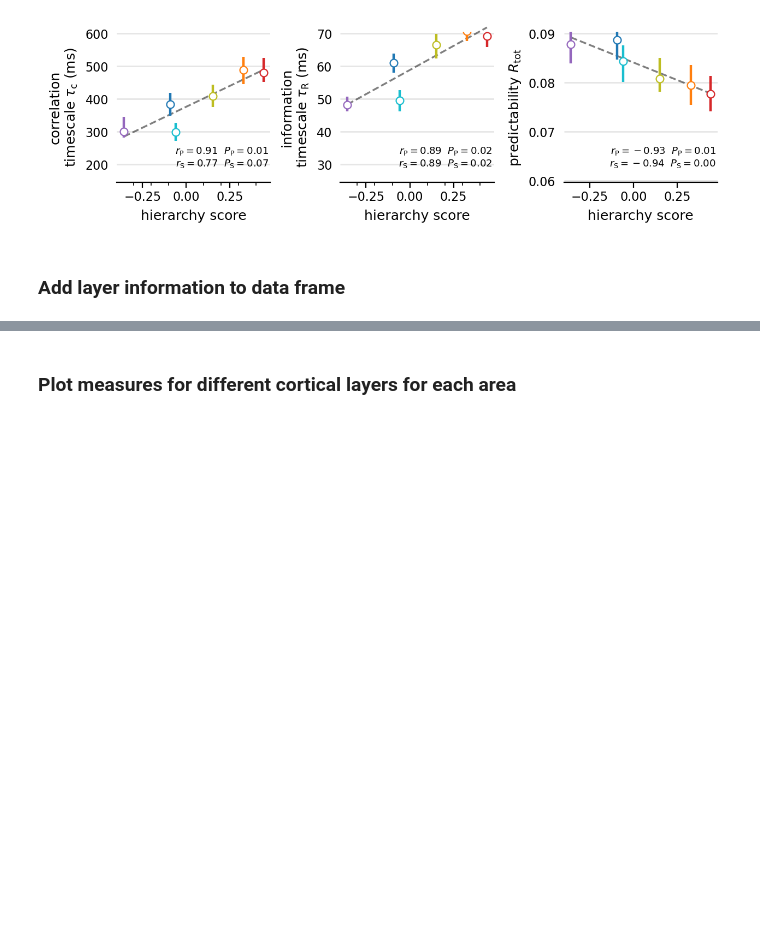
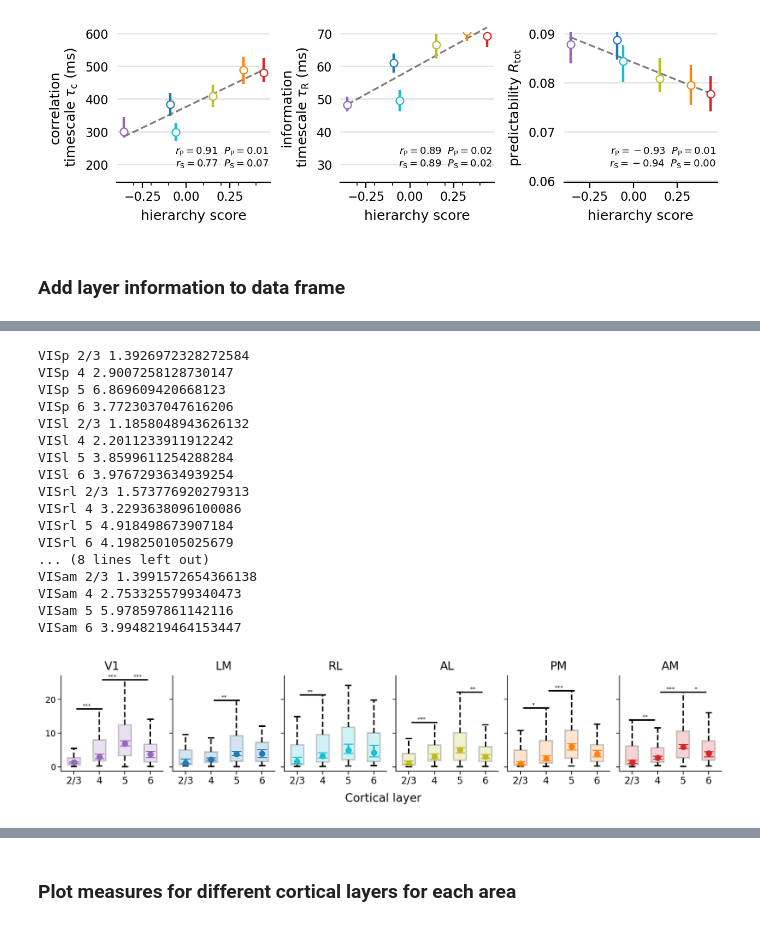
Before and after one commit to CarlosErnestoMA/mouse_visual_timescales, a Jupyter notebook: experiment_analysis/notebooks/explore_layers.ipynb, the cells around one changed output, grey strips where cells are left out. Saved outputs shown, nothing was run; the diff lists cells and outputs as text; code cells hidden in the pictures; blank space fills up the shorter version.

```diff
--- a/experiment_analysis/notebooks/explore_layers.ipynb
+++ b/experiment_analysis/notebooks/explore_layers.ipynb
@@ -217,0 +282,42 @@ df.head()
+# %%
+# Firing rates:
+measure = "firing_rate"
+fig, axs = plt.subplots(1, len(areas), figsize=(10, 2), sharey=True)
+
+plot_layerwise(
+    fig,
+    axs,
+    measure,
+    df=df_mean,
+    areas=areas,
+    structure_names=structure_names,
+    structure_colors=structure_colors,
+)
+
+plt.tight_layout()
+# plt.text(-10, -0.1, "Cortical layer", ha="center", fontsize=12)
+fig.text(0.5, -0.07, "Cortical layer", ha="center", fontsize=12)
+# Adjust spacing between subplots
+# plt.subplots_adjust(hspace=0.5)
+
+plt.savefig("../figs/layerwise_firing_rates.png", dpi=600, bbox_inches="tight")
+plt.show()
+# %% [output]
+VISp 2/3 1.3926972328272584
+VISp 4 2.9007258128730147
+VISp 5 6.869609420668123
+VISp 6 3.7723037047616206
+VISl 2/3 1.1858048943626132
+VISl 4 2.2011233911912242
+VISl 5 3.8599611254288284
+VISl 6 3.9767293634939254
+VISrl 2/3 1.573776920279313
+VISrl 4 3.2293638096100086
+VISrl 5 4.918498673907184
+VISrl 6 4.198250105025679
+... (8 lines left out)
+VISam 2/3 1.3991572654366138
+VISam 4 2.7533255799340473
+VISam 5 5.978597861142116
+VISam 6 3.9948219464153447
+[figure, added]
```
Also changed, not shown: parts of 14 cells of this notebook, 12 other files.
